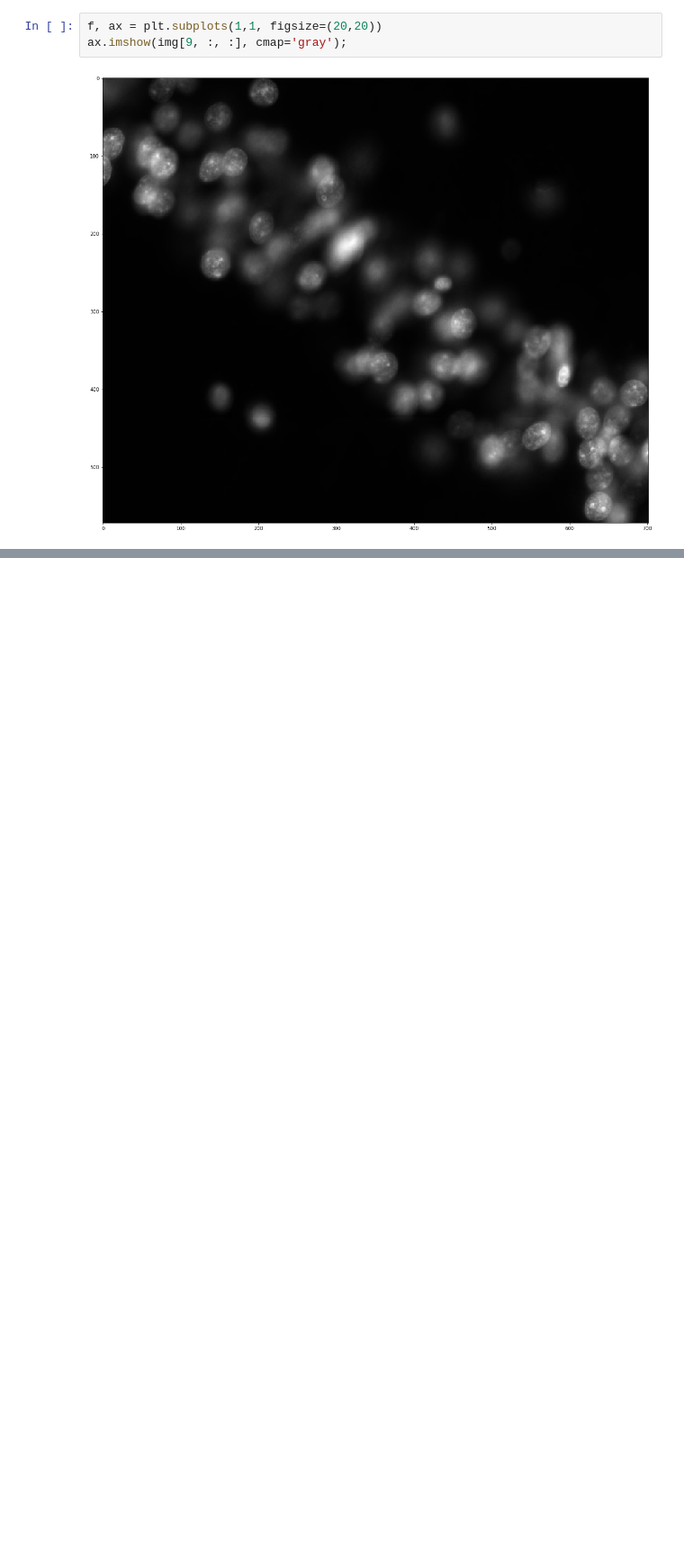
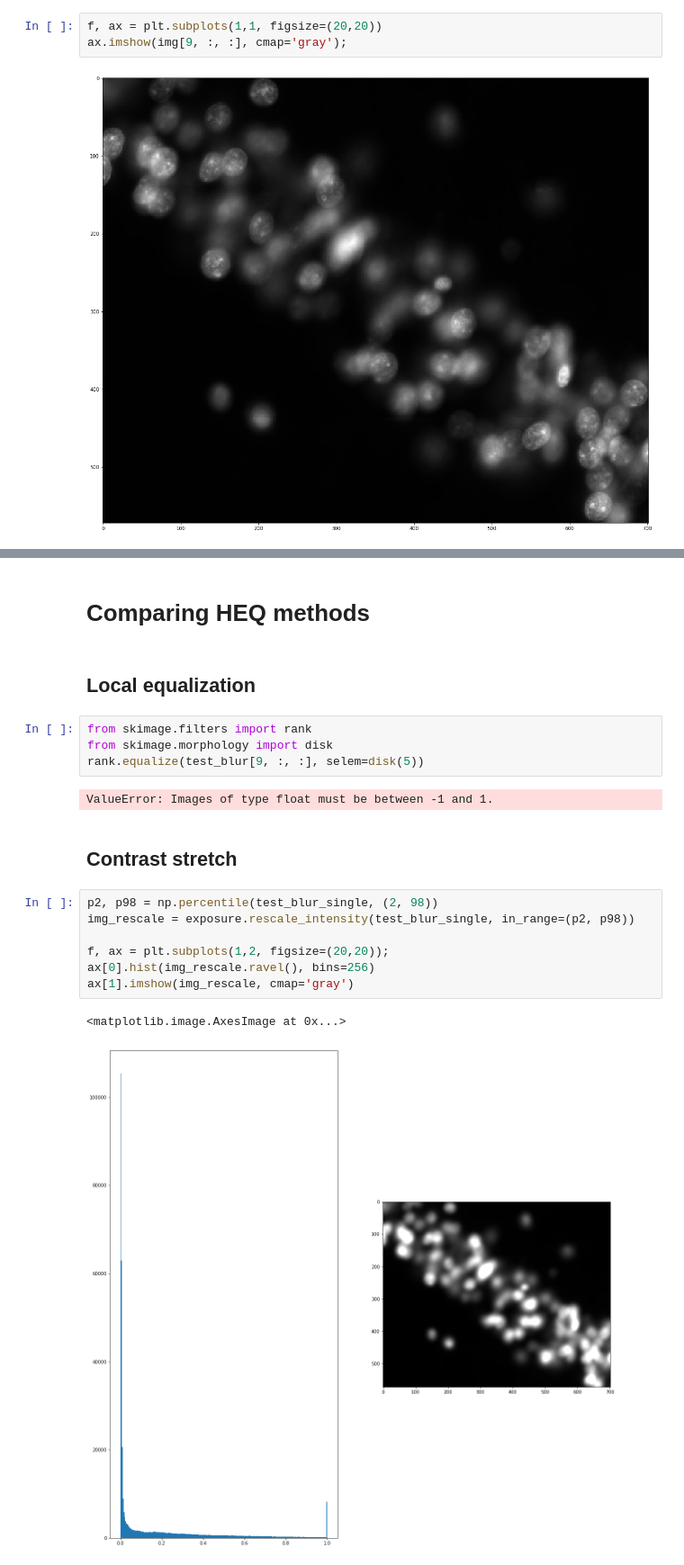
Before and after one commit to kpuhger/count-cellula, a Jupyter notebook: notebooks/HEQ & segmentation.ipynb, the cells around one changed output, grey strips where cells are left out. Shown: that part at 90% size. Drawn from its saved outputs; the diff is of its cells as text; blank space fills up the shorter version.

Commit message:
tested HEQ methods

```diff
--- a/notebooks/HEQ & segmentation.ipynb
+++ b/notebooks/HEQ & segmentation.ipynb
@@ -24,0 +48,22 @@ ax.imshow(img[9, :, :], cmap='gray');
+# %% [markdown]
+# Comparing HEQ methods
+# %% [markdown]
+## Local equalization
+# %%
+from skimage.filters import rank
+from skimage.morphology import disk
+rank.equalize(test_blur[9, :, :], selem=disk(5))
+# %% [output]
+ValueError: Images of type float must be between -1 and 1.
+# %% [markdown]
+## Contrast stretch
+# %%
+p2, p98 = np.percentile(test_blur_single, (2, 98))
+img_rescale = exposure.rescale_intensity(test_blur_single, in_range=(p2, p98))
+
+f, ax = plt.subplots(1,2, figsize=(20,20));
+ax[0].hist(img_rescale.ravel(), bins=256)
+ax[1].imshow(img_rescale, cmap='gray')
+# %% [output]
+<matplotlib.image.AxesImage at 0x...>
+[figure, added]
```
Also changed, not shown: parts of 10 cells of this notebook.
